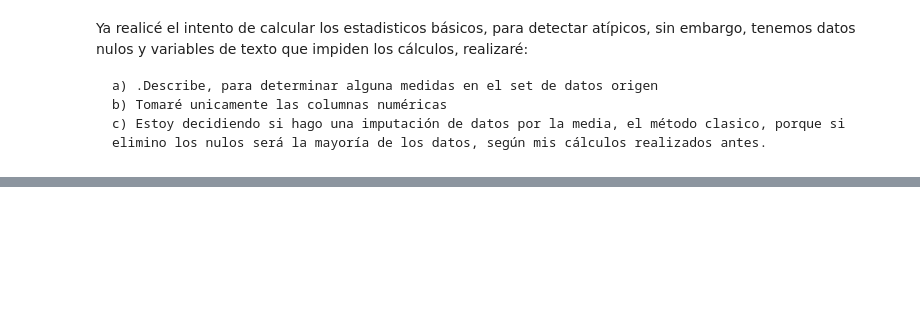
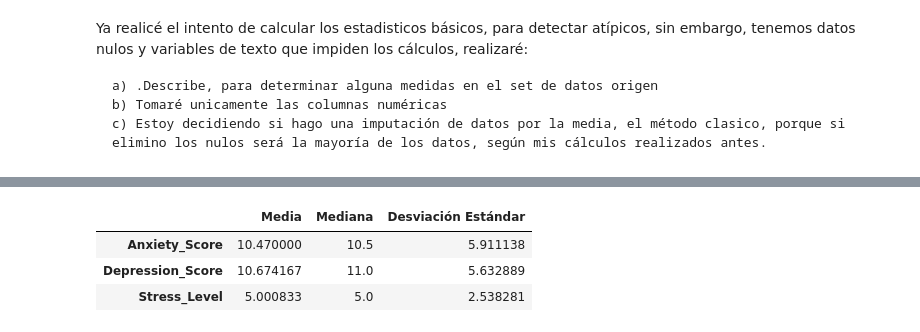
Before and after one commit to utm-ic/pr1-2-data-manipulation-Geography-OS, a Jupyter notebook: reporte_mentalhealt.ipynb, the cells around one changed output, grey strips where cells are left out. Saved outputs shown, nothing was run; the diff lists cells and outputs as text; code cells hidden in the pictures; blank space fills up the shorter version.

```diff
--- a/reporte_mentalhealt.ipynb
+++ b/reporte_mentalhealt.ipynb
@@ -465,9 +289,0 @@ Index(['Gender', 'Education_Level', 'Employment_Status', 'Medication_Use',
-# %%
-#Afectar las variables categóricas
-# Seleccionar todas las columnas categóricas automáticamente
-ColsCatMentalH = Df_MentalHealt.select_dtypes(include=['object', 'category']).columns
-
-# Imputar valores nulos con la moda de cada columna
-for col in ColsCatMentalH:
-    Df_MentalHealt.fillna({col:Df_MentalHealt[col].mode()[0]},inplace=True)
-Df_MentalHealt.info()
@@ -491,0 +338,21 @@ memory usage: 197.0+ KB
+# %%
+'''
+Este segmento nos permitirá generar los estadísticos para las columnas mencionadas
+'''
+# Seleccionar las columnas de interés
+colsMental = ['Anxiety_Score', 'Depression_Score', 'Stress_Level']
+
+# Calcular la media, mediana y desviación estándar
+mean_values = Df_MentalHealt[colsMental].mean()
+median_values = Df_MentalHealt[colsMental].median()
+std_values = Df_MentalHealt[colsMental].std()
+
+# Mostrar los resultados
+print("Media de las columnas seleccionadas:")
+print(mean_values)
+
+print("\nMediana de las columnas seleccionadas:")
+print(median_values)
+
+print("\nDesviación estándar de las columnas seleccionadas:")
+print(std_values)
@@ -491,0 +377,15 @@ memory usage: 197.0+ KB
+# %%
+# Crear un dataframe con los resultados
+summary_stats = pd.DataFrame({
+    'Media': mean_values,
+    'Mediana': median_values,
+    'Desviación Estándar': std_values
+})
+
+# Mostrar el resumen
+summary_stats
+# %% [output]
+|  | Media | Mediana | Desviación Estándar |
+| Anxiety_Score | 10.470000 | 10.5 | 5.911138 |
+| Depression_Score | 10.674167 | 11.0 | 5.632889 |
+| Stress_Level | 5.000833 | 5.0 | 2.538281 |
```
Also changed, not shown: parts of 43 cells of this notebook.
